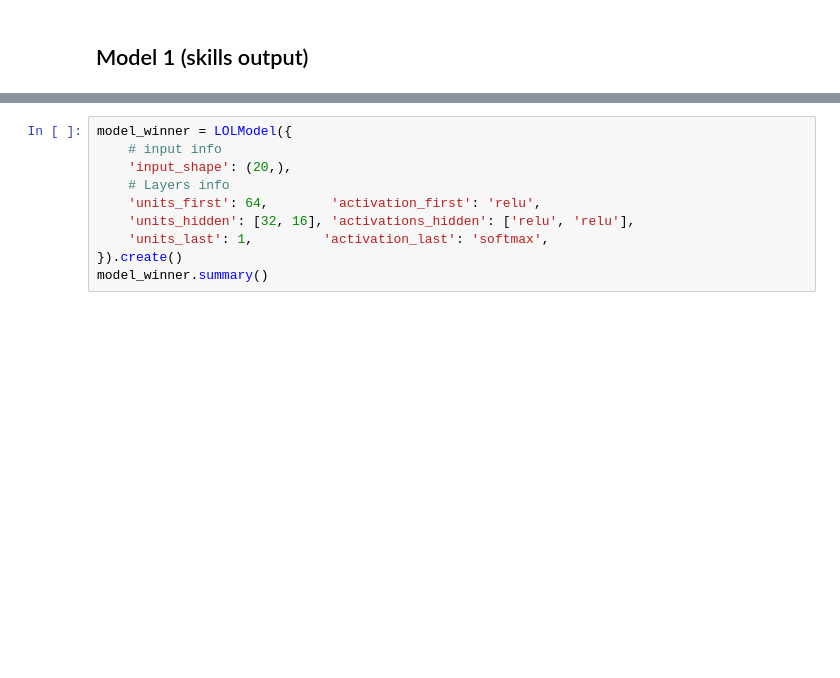
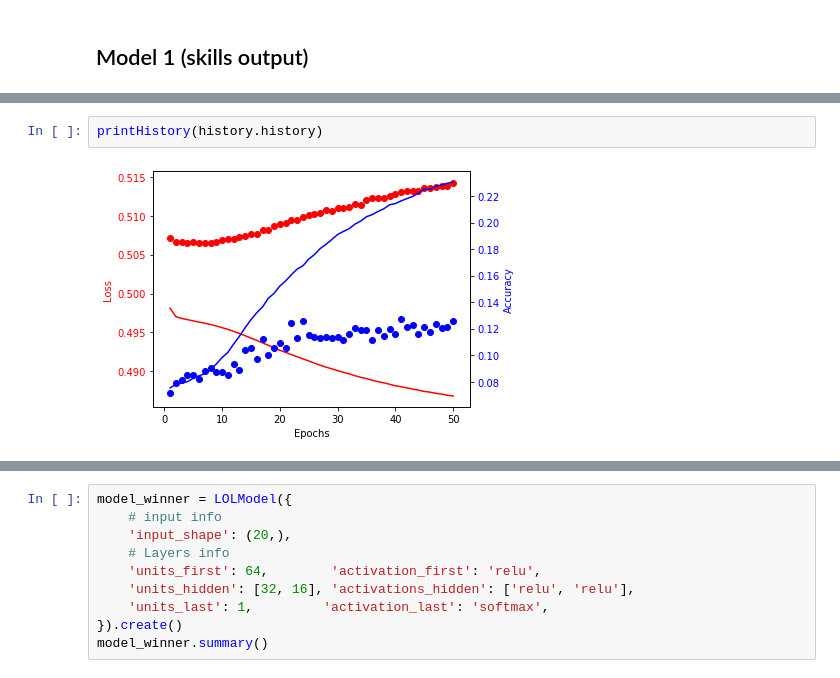
Before and after one commit to valeporti/imt, a Jupyter notebook: imt_dsc2/projet/models.ipynb, the cells around one changed output, grey strips where cells are left out. Cells and saved outputs as stored; diff of their text form; blank space fills up the shorter version.

```diff
--- a/imt_dsc2/projet/models.ipynb
+++ b/imt_dsc2/projet/models.ipynb
@@ -61,0 +264,4 @@ _________________________________________________________________
+# %%
+printHistory(history.history)
+# %% [output]
+[figure, added]
```
Also changed, not shown: parts of 28 cells of this notebook, 6 other files.
